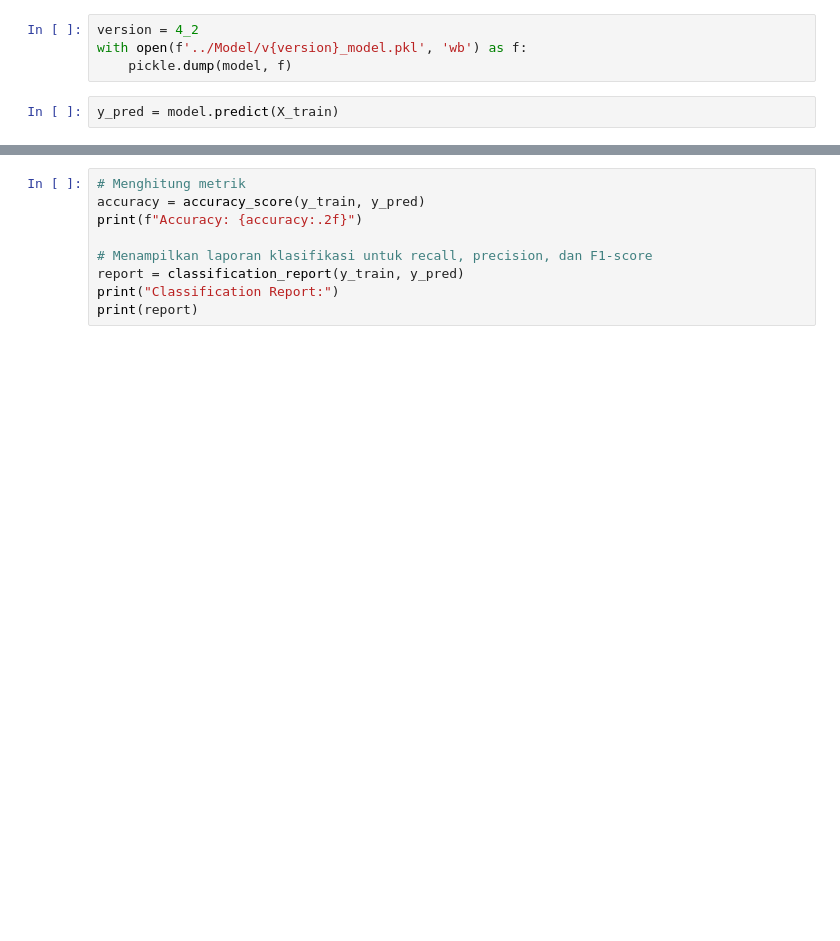
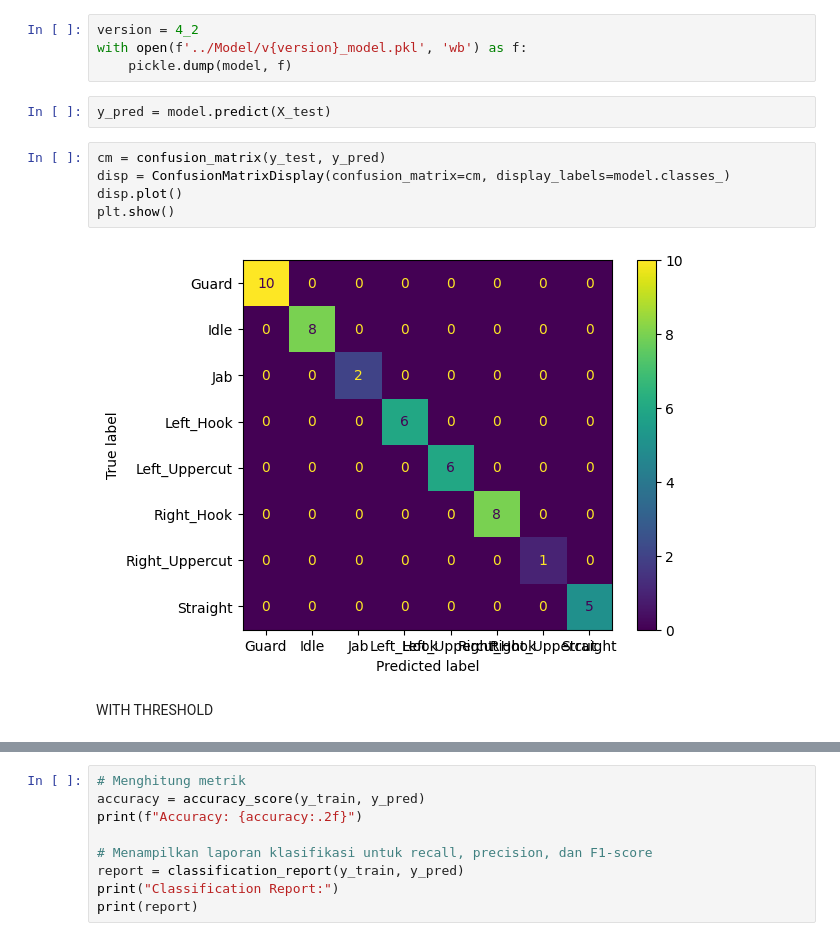
Before and after one commit to NawfalHadi/Tinju, a Jupyter notebook: Training/dataset_training.ipynb, the cells around one changed output, grey strips where cells are left out. Cells and saved outputs as stored; diff of their text form; blank space fills up the shorter version.

```diff
--- a/Training/dataset_training.ipynb
+++ b/Training/dataset_training.ipynb
@@ -81,4 +81,13 @@ version = 4_2
 with open(f'../Model/v{version}_model.pkl', 'wb') as f:
     pickle.dump(model, f)
 # %%
-y_pred = model.predict(X_train)
+y_pred = model.predict(X_test)
+# %%
+cm = confusion_matrix(y_test, y_pred)
+disp = ConfusionMatrixDisplay(confusion_matrix=cm, display_labels=model.classes_)
+disp.plot()
+plt.show()
+# %% [output]
+[figure, added]
+# %% [markdown]
+WITH THRESHOLD
```
Also changed, not shown: parts of 8 cells of this notebook, 24 other files.
